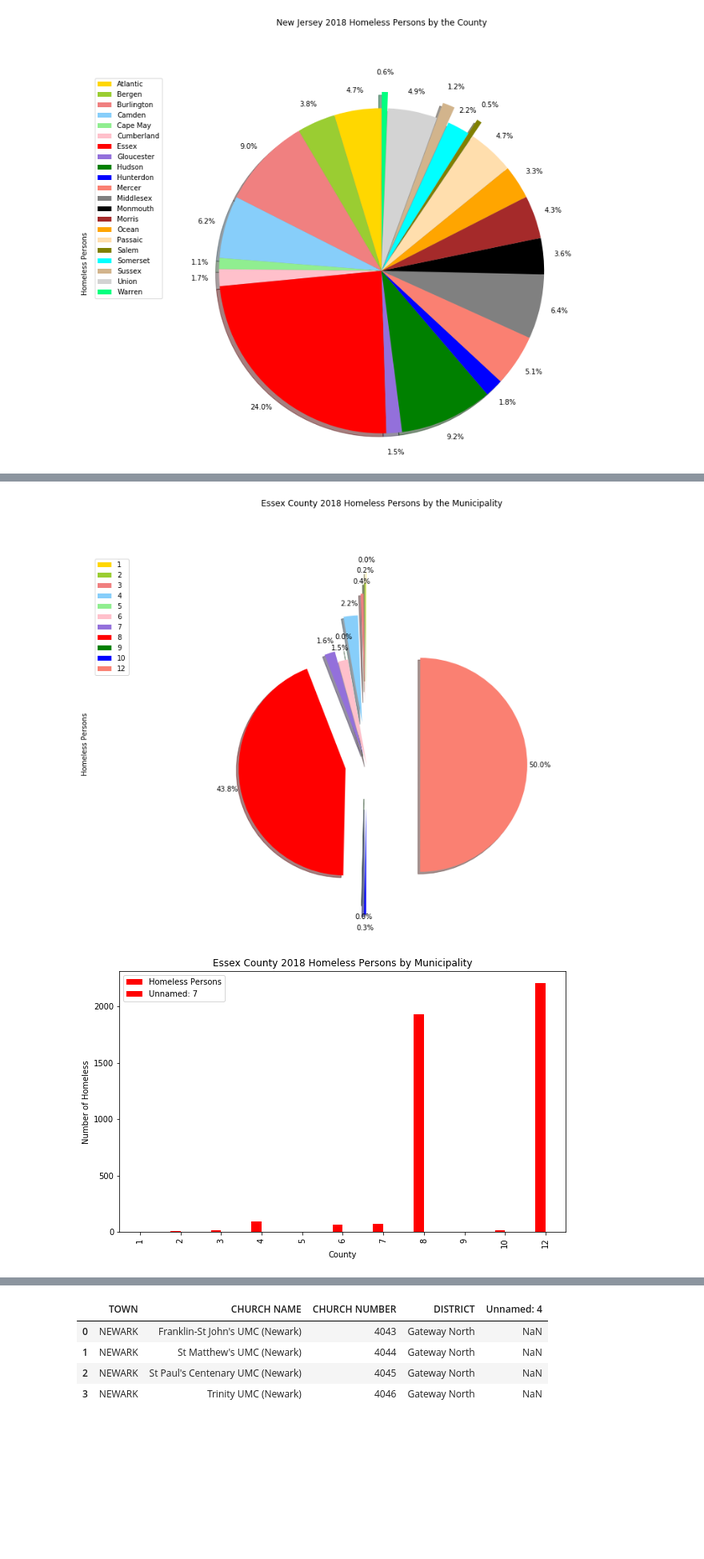
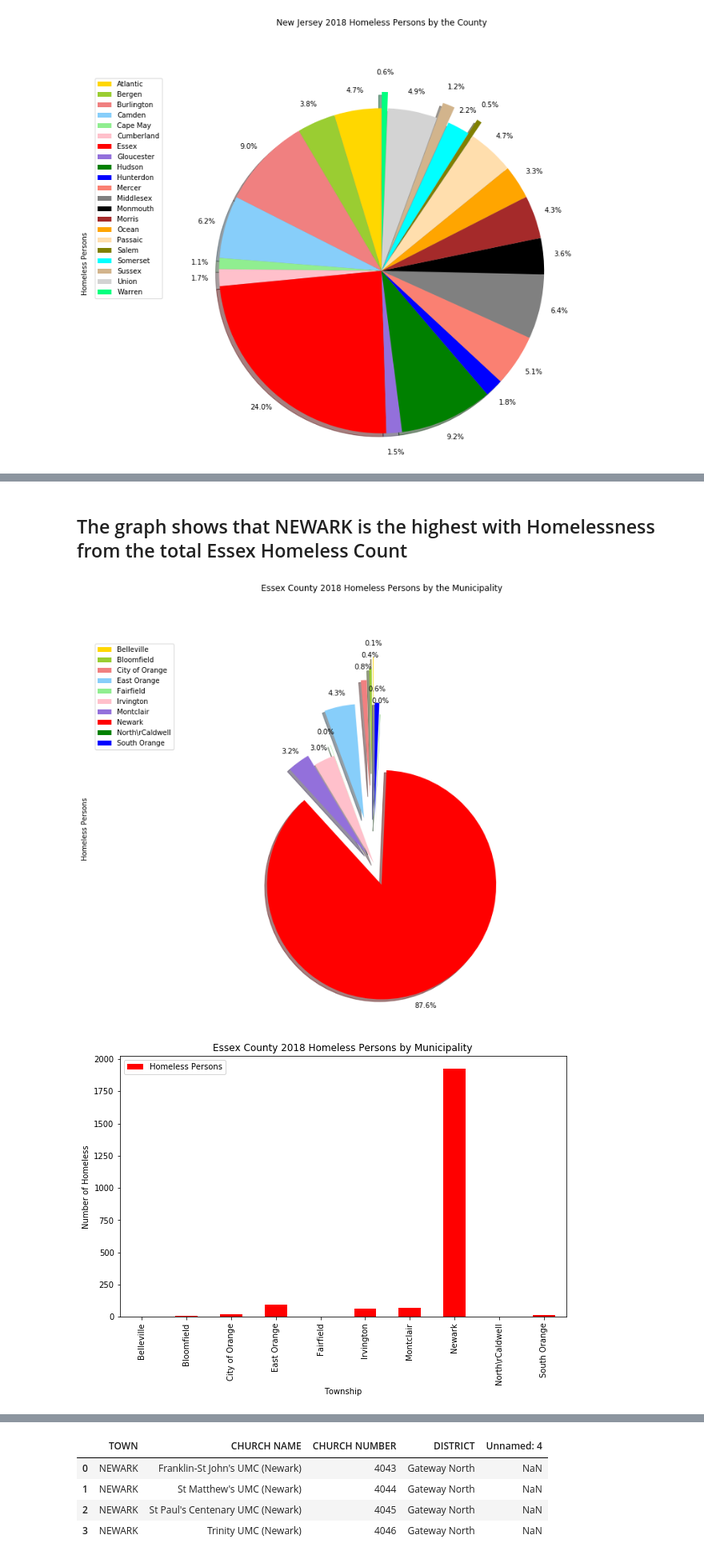
Before and after one commit to bgina875/CourseraCapstone, a Jupyter notebook: My CapstoneProjectWeek2.ipynb, the cells around one changed output, grey strips where cells are left out. Shown at 80% size. Drawn from its saved outputs; the diff is of its cells as text; code cells hidden in the pictures; blank space fills up the shorter version.

```diff
--- a/My CapstoneProjectWeek2.ipynb
+++ b/My CapstoneProjectWeek2.ipynb
@@ -223,7 +227,7 @@ plt.show()
 [figure]
 # %%
 
-body = client_1e98d7e006194be1b6f357c229c1c2ff.get_object(Bucket='mycapstoneprojectweek2-donotdelete-pr-rga6hxdgkzhawg',Key='EssexHomeless.csv')['Body']
+body = client_1e98d7e006194be1b6f357c229c1c2ff.get_object(Bucket='mycapstoneprojectweek2-donotdelete-pr-rga6hxdgkzhawg',Key='EssexHomelessv1.csv')['Body']
 # add missing __iter__ method, so pandas accepts body as file-like object
 if not hasattr(body, "__iter__"): body.__iter__ = types.MethodType( __iter__, body )
 
@@ -247,0 +252,5 @@ df_Essex_homeless
+# %%
+df_Essex_homeless.drop([df_Essex_homeless.index[10]], inplace = True)
+df_Essex_homeless.set_index('Municipality', inplace=True)
+df_Essex_homeless_proj = df_Essex_homeless.nlargest(1, ['Homeless Persons'])
+df_Essex_homeless_proj
@@ -248,11 +261,12 @@ df_Essex_homeless
+# %% [markdown]
+## The graph shows that NEWARK is the highest with Homelessness from the total Essex Homeless Count
 # %%
 colors_list = ['gold', 'yellowgreen', 'lightcoral', 'lightskyblue', 'lightgreen',
                'pink','mediumpurple','red', 'green','blue',
                'salmon']
 explode_list = [0.8, 0.7, 0.6, 0.4, 0.1,
                 0, 0.1, 0.2, 0.3
-                , 0.4,
-                0.5, ]
+                , 0.4]
 
 df_Essex_homeless['Homeless Persons'].plot(kind='pie',
                             figsize=(15, 10),
@@ -274,14 +288,14 @@ plt.legend(labels=df_Essex_homeless.index, loc='upper left')
 
 plt.show()
 # %% [output]
-[figure, old version]
+[figure, new version]
 # %%
 df_Essex_homeless.plot(kind='bar', color='red', figsize=(10, 6))
 
-plt.xlabel('County') # add to x-label to the plot
+plt.xlabel('Township') # add to x-label to the plot
 plt.ylabel('Number of Homeless') # add y-label to the plot
 plt.title('Essex County 2018 Homeless Persons by Municipality') # add title to the plot
 
 plt.show()
 # %% [output]
-[figure, old version]
+[figure, new version]
```
Also changed, not shown: parts of 22 cells of this notebook.
